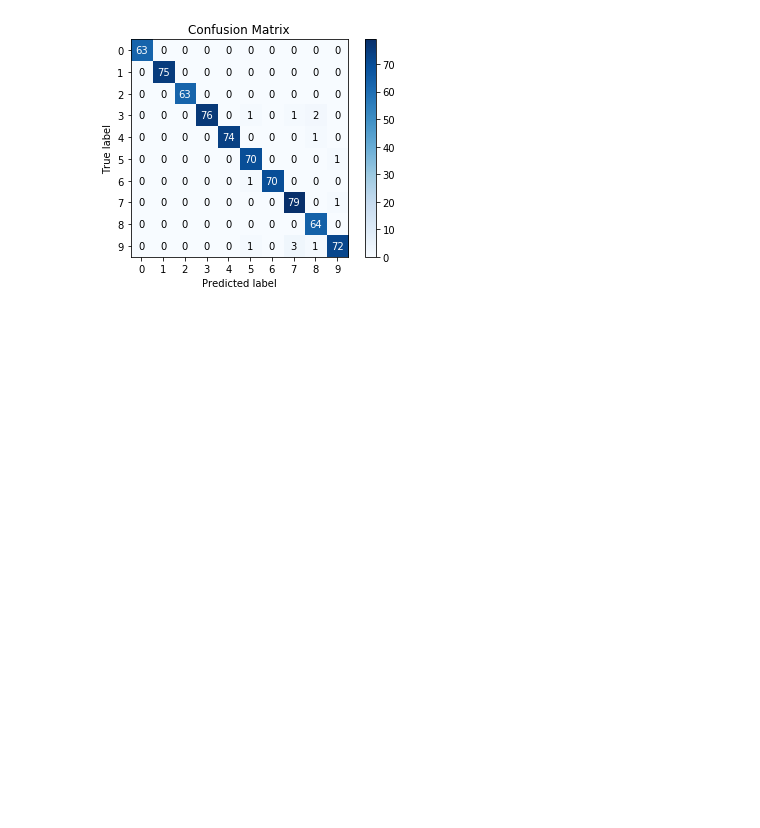
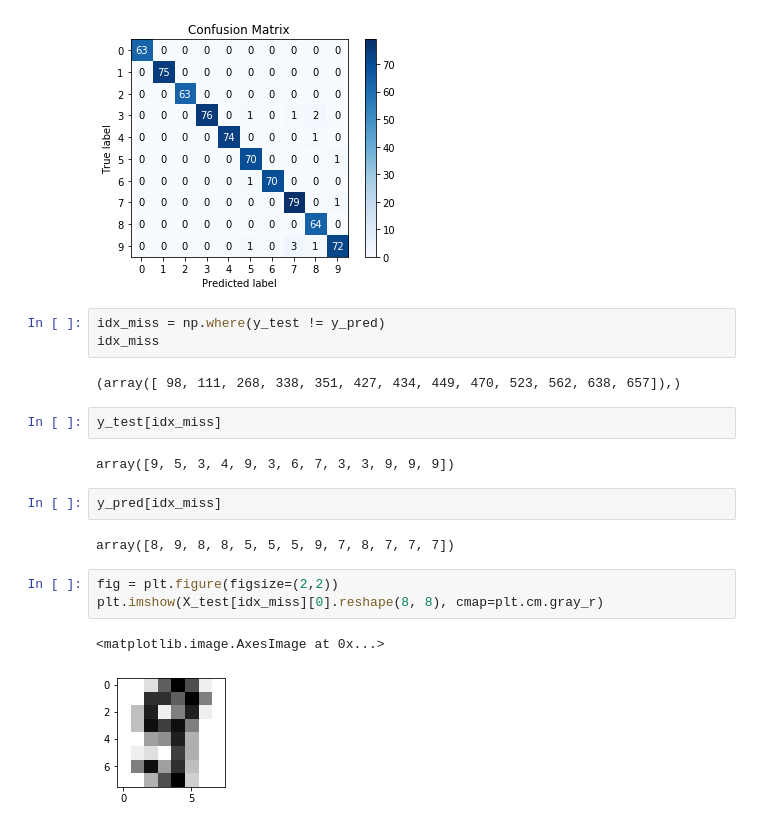
Before and after one commit to aukrit1993/my_machine_learning, a Jupyter notebook: chapter_19.ipynb, the cells around one changed output. Cells and saved outputs as stored; diff of their text form; blank space fills up the shorter version.

```diff
--- a/chapter_19.ipynb
+++ b/chapter_19.ipynb
@@ -188,3 +188,22 @@ skplot.metrics.plot_confusion_matrix(y_test, y_pred)
 plt.show()
 # %% [output]
 [figure]
+# %%
+idx_miss = np.where(y_test != y_pred)
+idx_miss
+# %% [output]
+(array([ 98, 111, 268, 338, 351, 427, 434, 449, 470, 523, 562, 638, 657]),)
+# %%
+y_test[idx_miss]
+# %% [output]
+array([9, 5, 3, 4, 9, 3, 6, 7, 3, 3, 9, 9, 9])
+# %%
+y_pred[idx_miss]
+# %% [output]
+array([8, 9, 8, 8, 5, 5, 5, 9, 7, 8, 7, 7, 7])
+# %%
+fig = plt.figure(figsize=(2,2))
+plt.imshow(X_test[idx_miss][0].reshape(8, 8), cmap=plt.cm.gray_r)
+# %% [output]
+<matplotlib.image.AxesImage at 0x...>
+[figure, added]
```
Also changed, not shown: parts of 16 cells of this notebook.
